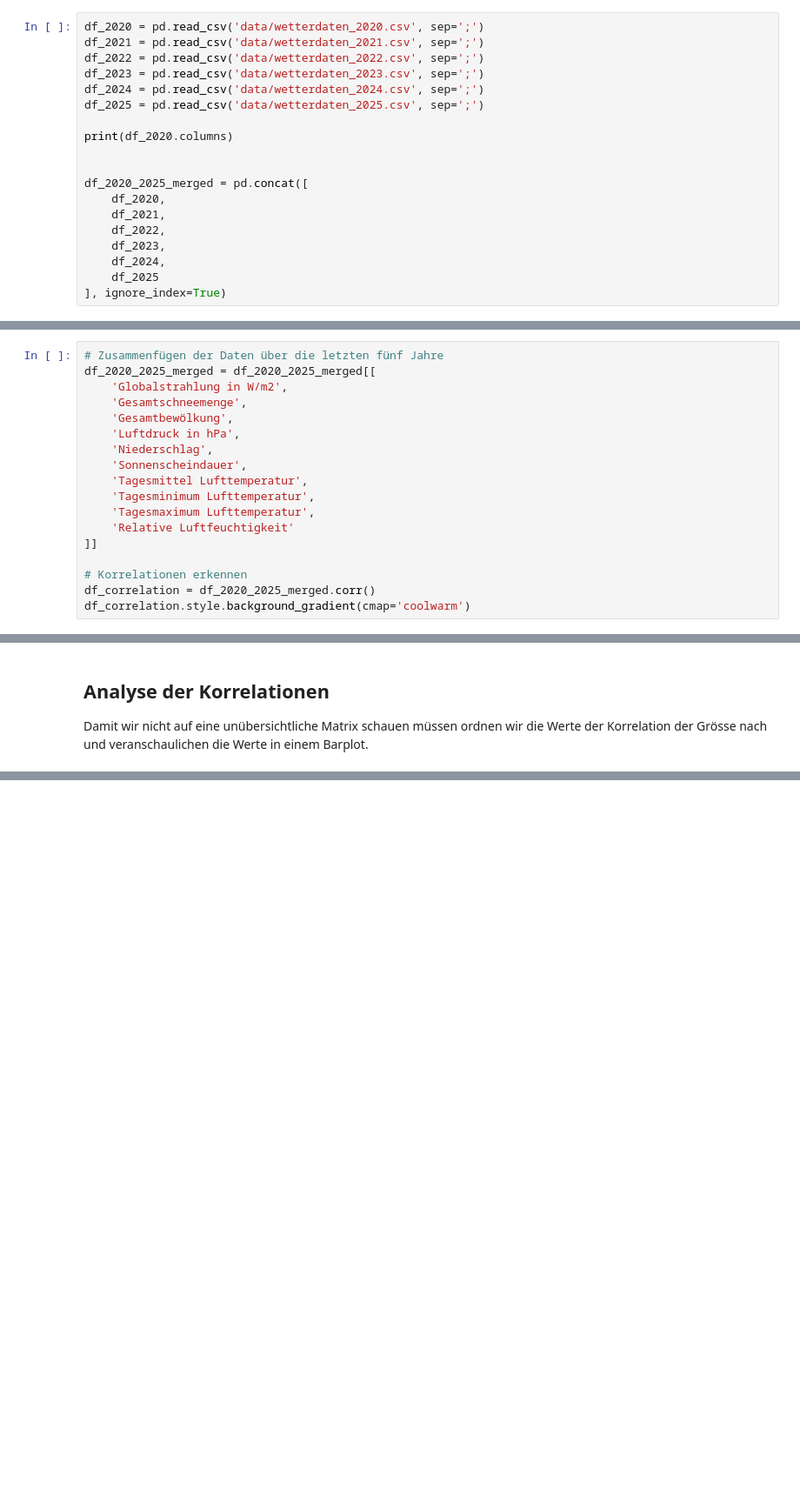
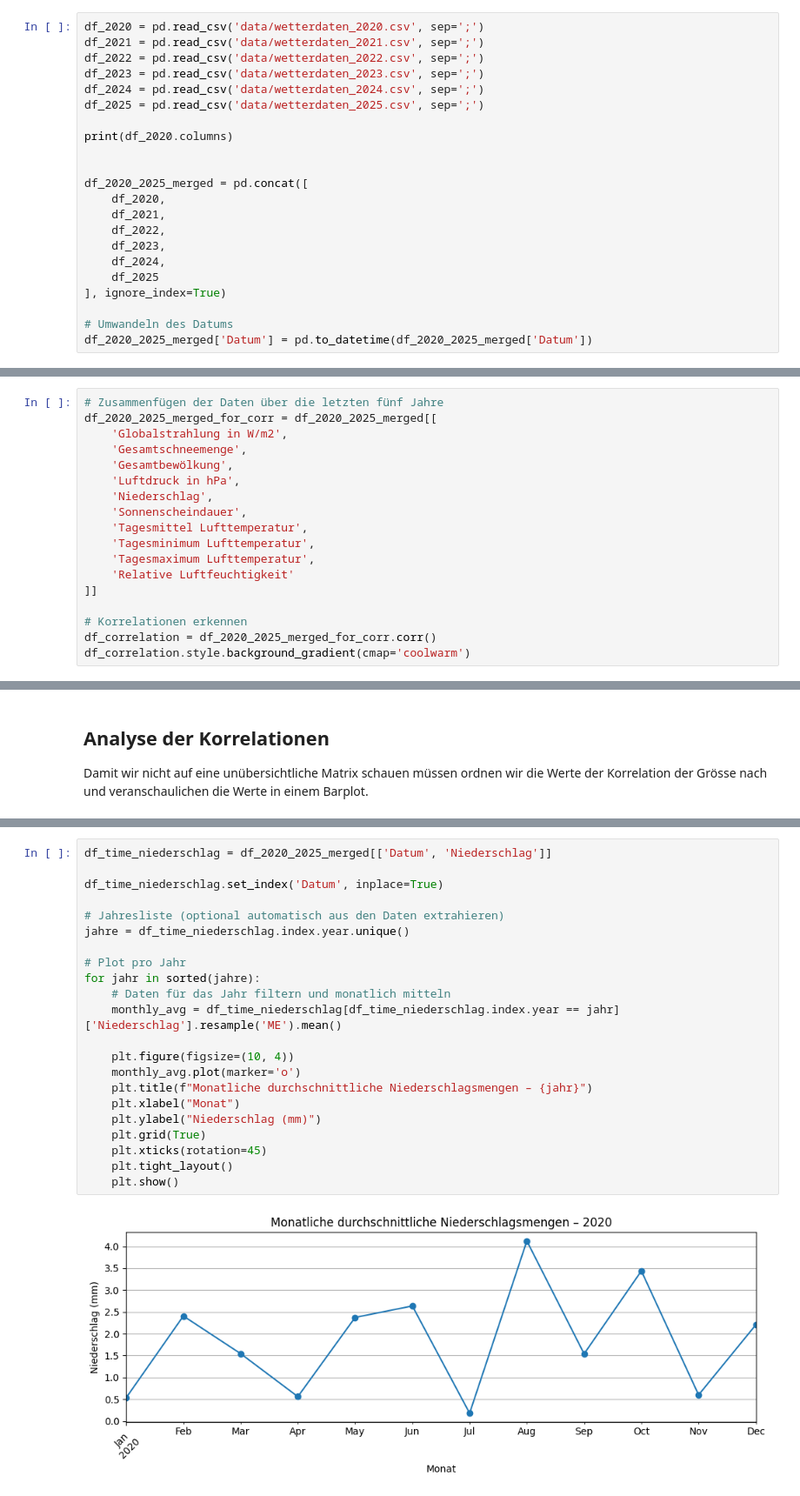
Before and after one commit to Mila19058/WER_Chellenge, a Jupyter notebook: sample.ipynb, the cells around one changed output, grey strips where cells are left out. Shown at 87% size. Drawn from its saved outputs; the diff is of its cells as text; blank space fills up the shorter version.

```diff
--- a/sample.ipynb
+++ b/sample.ipynb
@@ -65,6 +73,9 @@ df_2020_2025_merged = pd.concat([
     df_2024,
     df_2025
 ], ignore_index=True)
+
+# Umwandeln des Datums
+df_2020_2025_merged['Datum'] = pd.to_datetime(df_2020_2025_merged['Datum'])
 # %% [output]
 Index(['Datum', 'Jahr', 'Globalstrahlung in W/m2', 'Gesamtschneemenge',
        'Gesamtbewölkung', 'Luftdruck in hPa', 'Niederschlag',
@@ -80,7 +97,7 @@ Beobachtungen. Unsere Wahl fällt dann auf die Beobachtung welche einerseits die
 Niederschlag hat, sowie auf die Beobachtung welche aus meteorologischer Sicht Sinn macht.
 # %%
 # Zusammenfügen der Daten über die letzten fünf Jahre
-df_2020_2025_merged = df_2020_2025_merged[[
+df_2020_2025_merged_for_corr = df_2020_2025_merged[[
     'Globalstrahlung in W/m2',
     'Gesamtschneemenge',
     'Gesamtbewölkung',
@@ -94,7 +111,7 @@ df_2020_2025_merged = df_2020_2025_merged[[
 ]]
 
 # Korrelationen erkennen
-df_correlation = df_2020_2025_merged.corr()
+df_correlation = df_2020_2025_merged_for_corr.corr()
 df_correlation.style.background_gradient(cmap='coolwarm')
 # %% [output]
 |  | Globalstrahlung in W/m2 | Gesamtschneemenge | Gesamtbewölkung | Luftdruck in hPa | Niederschlag | ... |
@@ -134,0 +174,24 @@ plt.show()
+# %%
+df_time_niederschlag = df_2020_2025_merged[['Datum', 'Niederschlag']]
+
+df_time_niederschlag.set_index('Datum', inplace=True)
+
+# Jahresliste (optional automatisch aus den Daten extrahieren)
+jahre = df_time_niederschlag.index.year.unique()
+
+# Plot pro Jahr
+for jahr in sorted(jahre):
+    # Daten für das Jahr filtern und monatlich mitteln
+    monthly_avg = df_time_niederschlag[df_time_niederschlag.index.year == jahr]['Niederschlag'].resample('ME').mean()
+
+    plt.figure(figsize=(10, 4))
+    monthly_avg.plot(marker='o')
+    plt.title(f"Monatliche durchschnittliche Niederschlagsmengen – {jahr}")
+    plt.xlabel("Monat")
+    plt.ylabel("Niederschlag (mm)")
+    plt.grid(True)
+    plt.xticks(rotation=45)
+    plt.tight_layout()
+    plt.show()
+# %% [output]
+[figure, added]
```
Also changed, not shown: parts of 19 cells of this notebook.
